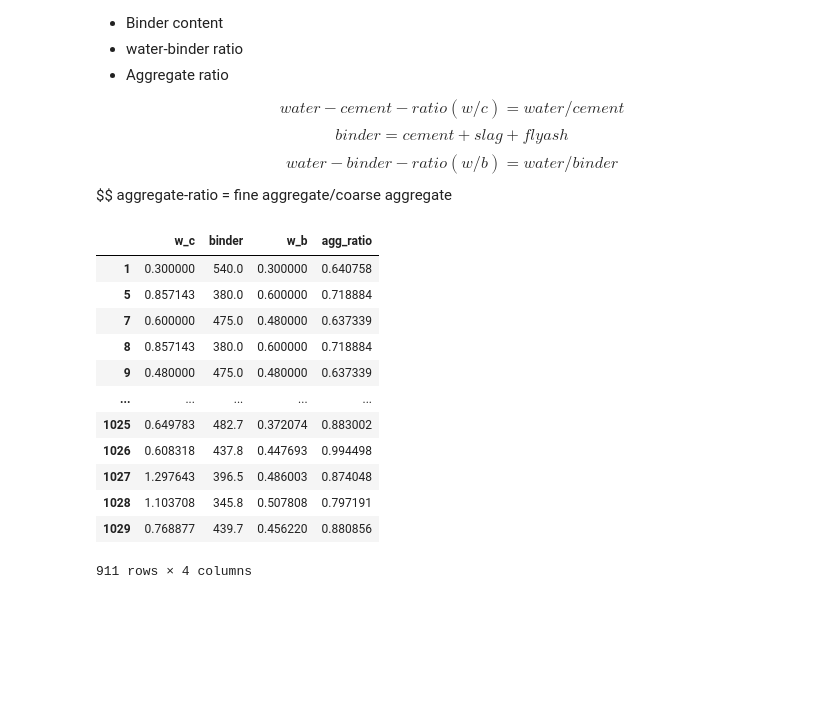
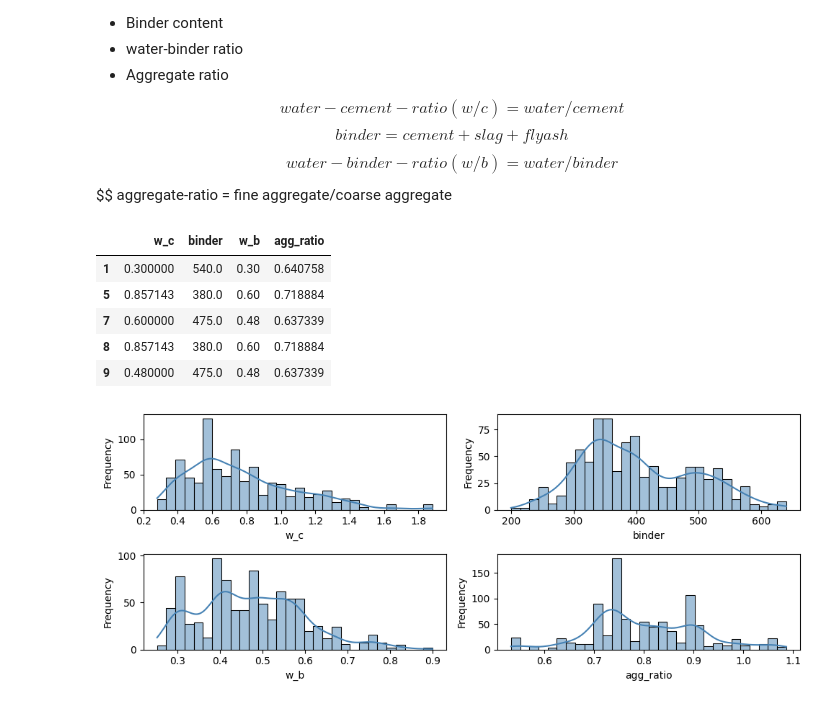
Before and after one commit to AbubakarDanhaya/Concrete_research, a Jupyter notebook: Feature_Design/Data_CleaningAndProcessing/notebook1.ipynb, the cells around one changed output. Drawn from its saved outputs; the diff is of its cells as text; code cells hidden in the pictures; blank space fills up the shorter version.

```diff
--- a/Feature_Design/Data_CleaningAndProcessing/notebook1.ipynb
+++ b/Feature_Design/Data_CleaningAndProcessing/notebook1.ipynb
@@ -193,23 +193,44 @@ aggregate-ratio = fine aggregate/coarse aggregate
 # %%
 #copy the raw data and introduce the engineering features
 eng_data = clean_raw_data.copy()
 eng_data['w_c'] = eng_data['water'] / eng_data['cement']
 eng_data['binder'] = eng_data['cement'] + eng_data['blast_furnace_slag'] + eng_data['fly_ash']
 eng_data['w_b'] = eng_data['water'] / eng_data['binder']
 eng_data['agg_ratio'] = eng_data['fine_aggregate'] / eng_data['coarse_aggregate']
 
-eng_data[["w_c", "binder", "w_b", "agg_ratio"]]
+eng_fea = eng_data[["w_c", "binder", "w_b", "agg_ratio"]]
+eng_fea.head()
 # %% [output]
 |  | w_c | binder | w_b | agg_ratio |
-| 1 | 0.300000 | 540.0 | 0.300000 | 0.640758 |
-| 5 | 0.857143 | 380.0 | 0.600000 | 0.718884 |
-| 7 | 0.600000 | 475.0 | 0.480000 | 0.637339 |
-| 8 | 0.857143 | 380.0 | 0.600000 | 0.718884 |
-| 9 | 0.480000 | 475.0 | 0.480000 | 0.637339 |
-| ... | ... | ... | ... | ... |
-| 1025 | 0.649783 | 482.7 | 0.372074 | 0.883002 |
-| 1026 | 0.608318 | 437.8 | 0.447693 | 0.994498 |
-| 1027 | 1.297643 | 396.5 | 0.486003 | 0.874048 |
-| 1028 | 1.103708 | 345.8 | 0.507808 | 0.797191 |
-| 1029 | 0.768877 | 439.7 | 0.456220 | 0.880856 |
+| 1 | 0.300000 | 540.0 | 0.30 | 0.640758 |
+| 5 | 0.857143 | 380.0 | 0.60 | 0.718884 |
+| 7 | 0.600000 | 475.0 | 0.48 | 0.637339 |
+| 8 | 0.857143 | 380.0 | 0.60 | 0.718884 |
+| 9 | 0.480000 | 475.0 | 0.48 | 0.637339 |
-911 rows × 4 columns
+# %%
+import seaborn as sns
+
+columns = eng_fea.columns
+
+# Number of features
+n = len(columns)
+rows = (n // 4) + 1
+cols = 2
+
+plt.figure(figsize=(10, 2*rows))
+
+for i, col in enumerate(columns, 1):
+    #if col == 'water_cement_ratio':
+        #break
+
+    plt.subplot(rows, cols, i)
+    sns.histplot(eng_fea[col], kde=True, bins=30, color='steelblue')
+    #plt.title(f'{col}')
+    plt.xlabel(col)
+    plt.ylabel("Frequency")
+
+
+plt.tight_layout()
+plt.show()
+# %% [output]
+[figure, added]
```
